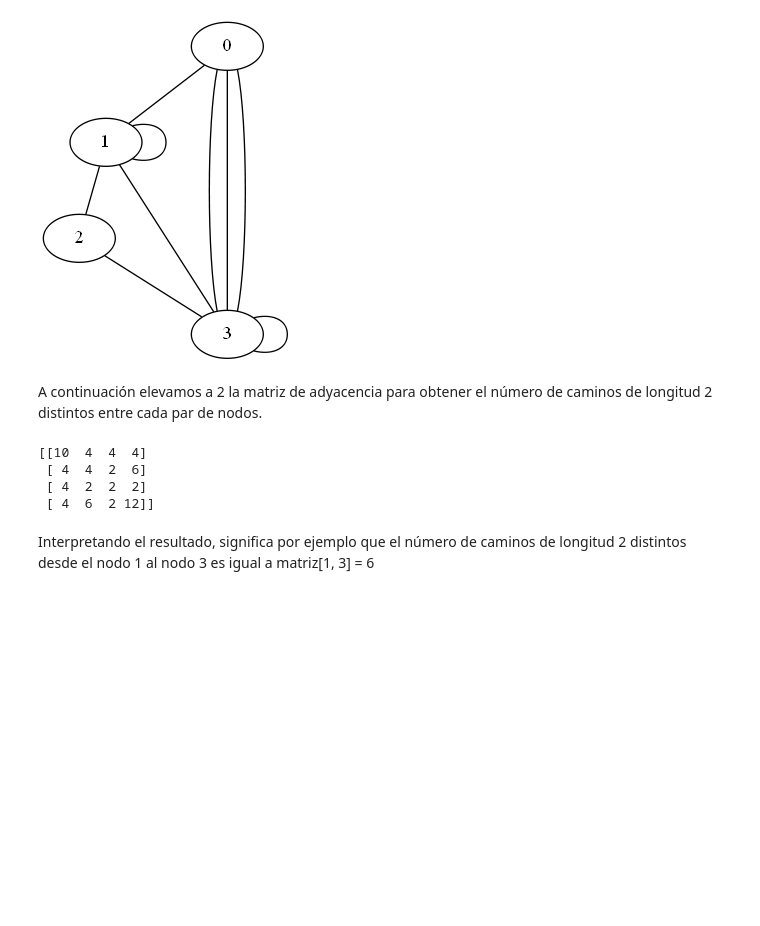
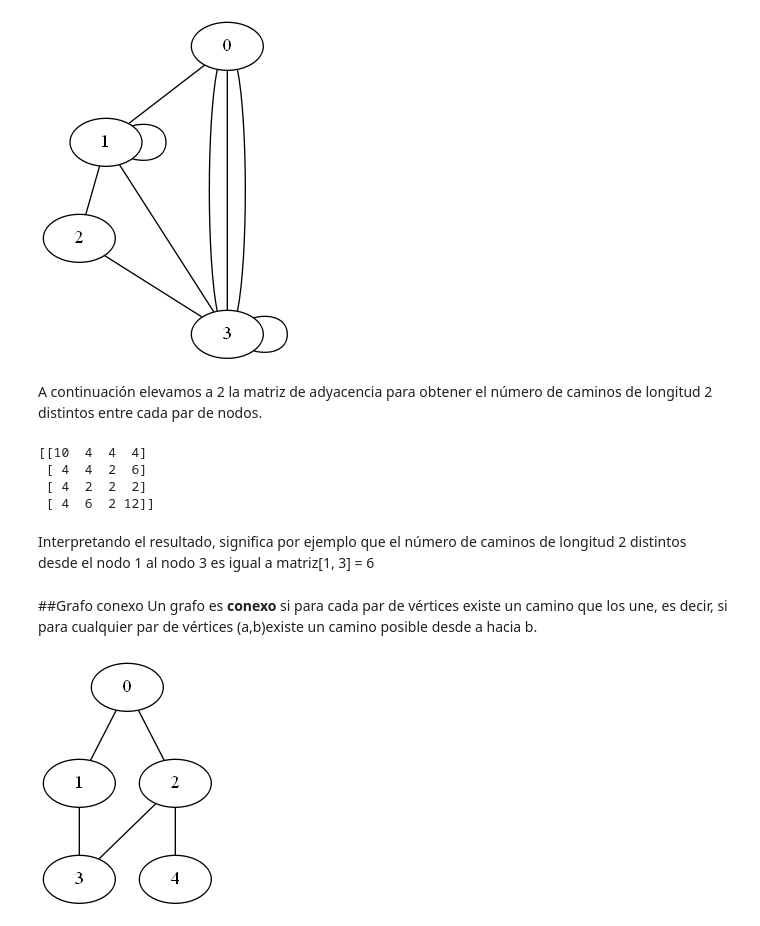
Before and after one commit to adrinfer/Grafos-Jupyter-Notebook, a Jupyter notebook: prueba1.ipynb, the cells around one changed output. Cells and saved outputs as stored; diff of their text form; code cells hidden in the pictures; blank space fills up the shorter version.

```diff
--- a/prueba1.ipynb
+++ b/prueba1.ipynb
@@ -159,3 +164,15 @@ print(b)
 # %% [markdown]
 Interpretando el resultado, significa por ejemplo que el número de caminos de longitud 2 distintos desde el nodo 1 al nodo 3
 es igual a matriz[1, 3] = 6
+# %% [markdown]
+##Grafo conexo
+Un grafo es <b>conexo</b> si para cada par de vértices existe un camino que los une, es decir, si para cualquier par de
+vértices (a,b)existe un camino posible desde a hacia b.
+# %%
+grafoConexo = nx.Graph()
+bundle = nx.path_graph(5)
+grafoConexo.add_nodes_from(bundle)
+grafoConexo.add_edges_from([(0,1), (0,2), (2,4), (2,3),(1,3)])
+draw(grafoConexo, show='ipynb')
+# %% [output]
+[figure, added]
```
Also changed, not shown: parts of 4 cells of this notebook.
